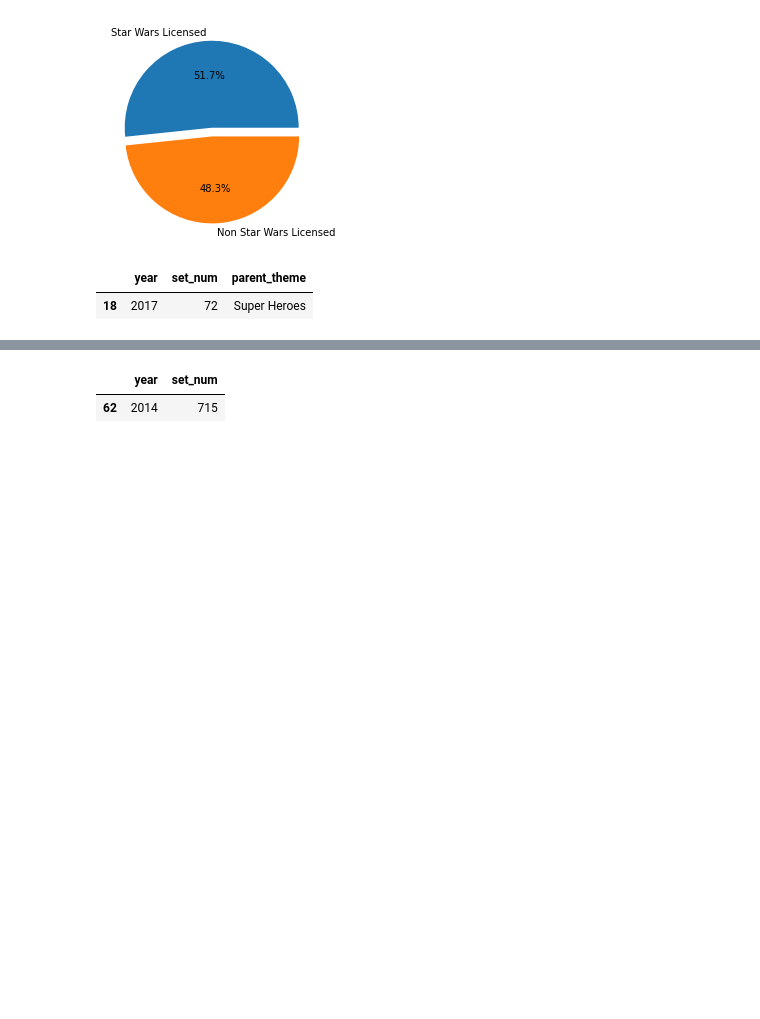
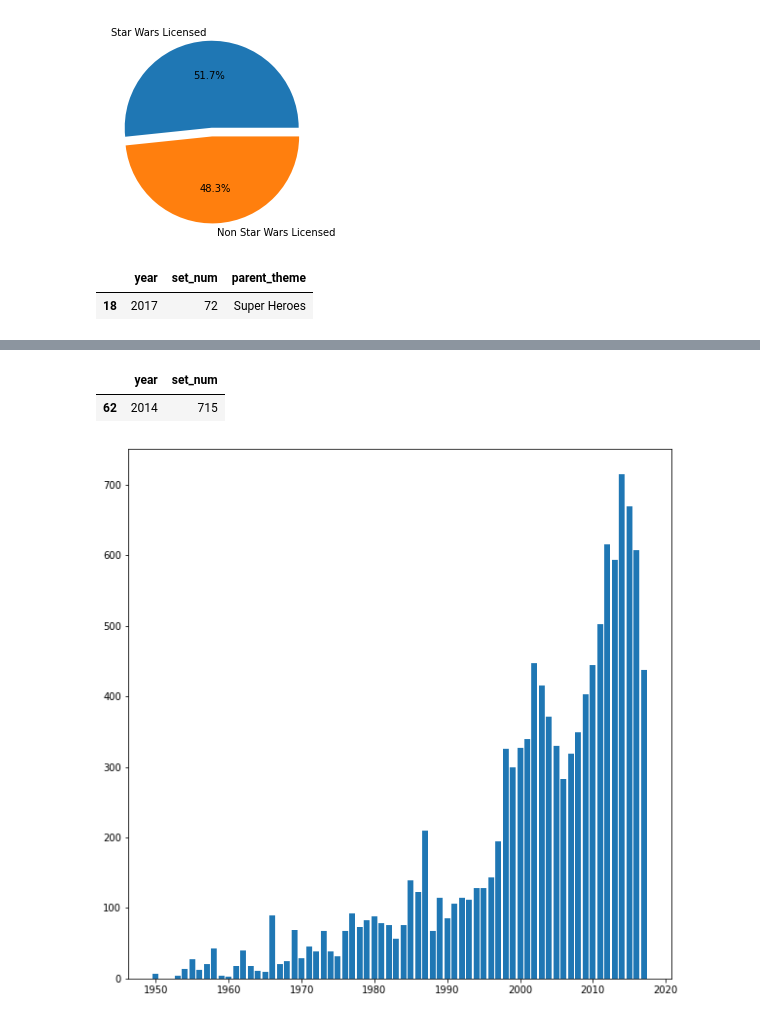
Before and after one commit to jayuchawla/da_lego_evolution_analysis, a Jupyter notebook: eda.ipynb, the cells around one changed output, grey strips where cells are left out. Drawn from its saved outputs; the diff is of its cells as text; code cells hidden in the pictures; blank space fills up the shorter version.

```diff
--- a/eda.ipynb
+++ b/eda.ipynb
@@ -222,9 +225,12 @@ years_with_max_unique_sets
 # %%
 # bonus question 2 : which year had most sets released ?
 count_sets_by_year = lego_sets.groupby(['year', 'parent_theme'])['set_num'].count().reset_index(['year', 'parent_theme']).sort_values(by=['year', 'set_num'])
 count_total_sets_by_year = count_sets_by_year.groupby('year')['set_num'].sum().reset_index()
+plt.figure(figsize=(10,10))
+plt.bar(count_total_sets_by_year['year'], count_total_sets_by_year['set_num'])
 count_max_total_sets_by_year = count_total_sets_by_year[count_total_sets_by_year['set_num'] == count_total_sets_by_year['set_num'].max()]
 count_max_total_sets_by_year
 # %% [output]
 |  | year | set_num |
 | 62 | 2014 | 715 |
+[figure, added]
```
Also changed, not shown: parts of 1 cell of this notebook.
